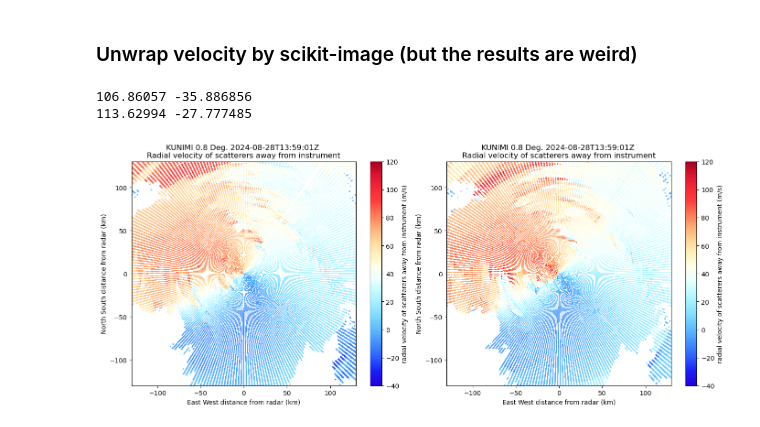
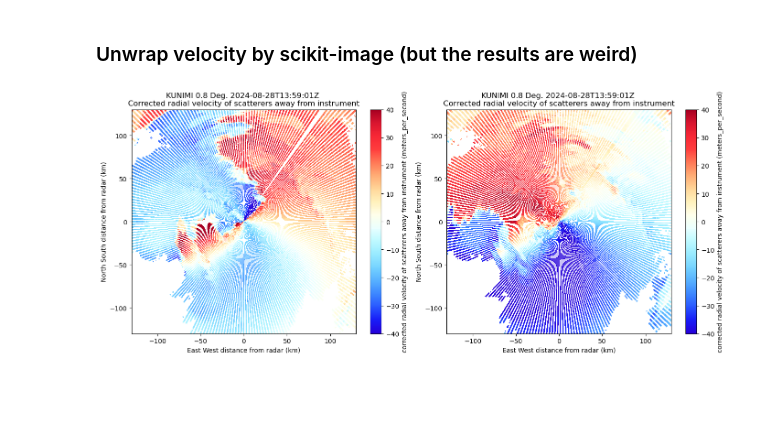
Before and after one commit to WeifanLIU21014/VR_corrector_for_OU, a Jupyter notebook: test_fix_velocity.ipynb, the cells around one changed output. Drawn from its saved outputs; the diff is of its cells as text; code cells hidden in the pictures; blank space fills up the shorter version.

```diff
--- a/test_fix_velocity.ipynb
+++ b/test_fix_velocity.ipynb
@@ -115,31 +115,40 @@ display.plot_ppi('V_nyq_vel_l', sweep, cmap="BuDRd18", vmin=-5, vmax=5, ax=ax2)
 # %% [markdown]
 ### Unwrap velocity by scikit-image (but the results are weird)
 # %%
-from fix_velocity import unwrap_velocity_skimage
+from fix_velocity import unwrap_velocity_skimage, smooth
 #correct_V_nyq_vel_h = pyart.correct.dealias_unwrap_phase(radar, nyquist_vel=nyq_vel_h, vel_field='V_nyq_vel_h', rays_wrap_around=True)
 #correct_V_nyq_vel_l = pyart.correct.dealias_unwrap_phase(radar, nyquist_vel=nyq_vel_l, vel_field='V_nyq_vel_l', rays_wrap_around=True)
-correct_V_nyq_vel_h = unwrap_velocity_skimage(radar.fields['V_nyq_vel_h']['data'], nyq_vel_h, radar.iter_slice())
-correct_V_nyq_vel_l = unwrap_velocity_skimage(radar.fields['V_nyq_vel_l']['data'], nyq_vel_l, radar.iter_slice())
+#correct_V_nyq_vel_h = unwrap_velocity_skimage(radar.fields['V_nyq_vel_h']['data'], nyq_vel_h, radar.iter_slice())
+#correct_V_nyq_vel_l = unwrap_velocity_skimage(radar.fields['V_nyq_vel_l']['data'], nyq_vel_l, radar.iter_slice())
 
-print(correct_V_nyq_vel_h.max(), correct_V_nyq_vel_h.min())
-print(correct_V_nyq_vel_l.max(), correct_V_nyq_vel_l.min())
 
-radar.add_field_like('V', 'correct_V_nyq_vel_h', correct_V_nyq_vel_h, replace_existing=True)
-radar.add_field_like('V', 'correct_V_nyq_vel_l', correct_V_nyq_vel_l, replace_existing=True)
+### smooth velocity
+vel_raw_h_smooth = smooth(vel_raw_h, np.full(vel_raw_h.shape[0], nyq_vel_h))
+vel_raw_l_smooth = smooth(vel_raw_l, np.full(vel_raw_l.shape[0], nyq_vel_l))
+radar.add_field_like('V', 'V_nyq_vel_h', vel_raw_h_smooth, replace_existing=True)
+radar.add_field_like('V', 'V_nyq_vel_l', vel_raw_l_smooth, replace_existing=True)
+
+correct_V_nyq_vel_h = pyart.correct.dealias_region_based(radar, nyquist_vel=nyq_vel_h, vel_field='V_nyq_vel_h', rays_wrap_around=True, interval_splits=4)
+correct_V_nyq_vel_l = pyart.correct.dealias_region_based(radar, nyquist_vel=nyq_vel_l, vel_field='V_nyq_vel_l', rays_wrap_around=True, interval_splits=4)
+
+#print(correct_V_nyq_vel_h.max(), correct_V_nyq_vel_h.min())
+#print(correct_V_nyq_vel_l.max(), correct_V_nyq_vel_l.min())
+
+#radar.add_field_like('V', 'correct_V_nyq_vel_h', correct_V_nyq_vel_h, replace_existing=True)
+#radar.add_field_like('V', 'correct_V_nyq_vel_l', correct_V_nyq_vel_l, replace_existing=True)
+radar.add_field('correct_V_nyq_vel_h', correct_V_nyq_vel_h, replace_existing=True)
+radar.add_field('correct_V_nyq_vel_l', correct_V_nyq_vel_l, replace_existing=True)
-# %% [output]
-106.86057 -35.886856
-113.62994 -27.777485
 # %%
 fig = plt.figure(figsize=(14,6), tight_layout=True)
 gs = gridspec.GridSpec(1, 2)
 
 ## 2d plot
 ax1 = fig.add_subplot(gs[0, 0])
 display.set_limits((-130, 130), (-130, 130), ax=ax1)
-display.plot_ppi('correct_V_nyq_vel_h', sweep, cmap="BuDRd18", vmin=-40, vmax=120, ax=ax1)
+display.plot_ppi('correct_V_nyq_vel_h', sweep, cmap="BuDRd18", vmin=-40, vmax=40, ax=ax1)
 
 ax2 = fig.add_subplot(gs[0, 1])
 display.set_limits((-130, 130), (-130, 130), ax=ax2)
-display.plot_ppi('correct_V_nyq_vel_l', sweep, cmap="BuDRd18", vmin=-40, vmax=120, ax=ax2)
+display.plot_ppi('correct_V_nyq_vel_l', sweep, cmap="BuDRd18", vmin=-40, vmax=40, ax=ax2)
 # %% [output]
-[figure, old version]
+[figure, new version]
```
